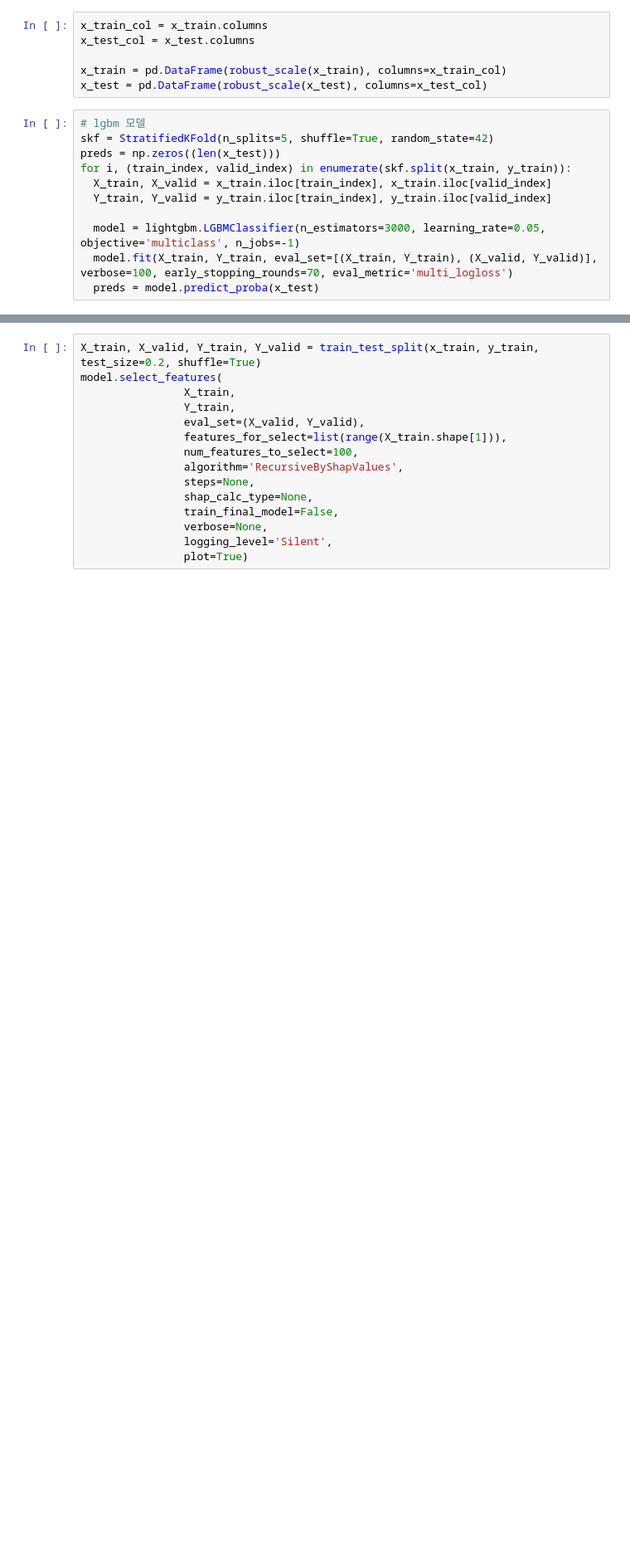
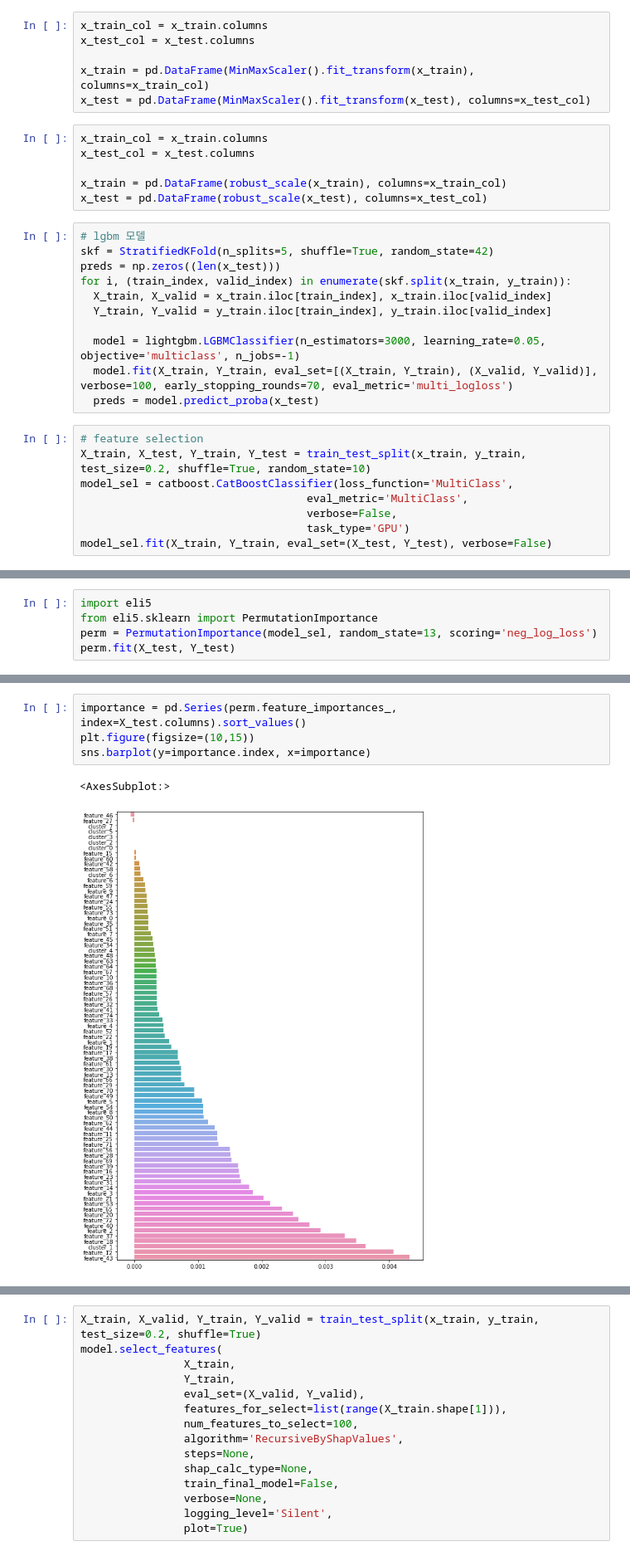
Before and after one commit to O-Kpy/Kaggle, a Jupyter notebook: tabular_playground_series_jun_2021.ipynb, the cells around one changed output, grey strips where cells are left out. Shown at 83% size. Saved outputs shown, nothing was run; the diff lists cells and outputs as text; blank space fills up the shorter version.

```diff
--- a/tabular_playground_series_jun_2021.ipynb
+++ b/tabular_playground_series_jun_2021.ipynb
@@ -133,6 +171,12 @@ x_test = pca.fit_transform(x_test)
 # %%
 x_train = robust_scale(x_train)
 x_test = robust_scale(x_test)
+# %%
+x_train_col = x_train.columns
+x_test_col = x_test.columns
+
+x_train = pd.DataFrame(MinMaxScaler().fit_transform(x_train), columns=x_train_col)
+x_test = pd.DataFrame(MinMaxScaler().fit_transform(x_test), columns=x_test_col)
 # %%
 x_train_col = x_train.columns
 x_test_col = x_test.columns
@@ -150,3 +194,11 @@ for i, (train_index, valid_index) in enumerate(skf.split(x_train, y_train)):
   model = lightgbm.LGBMClassifier(n_estimators=3000, learning_rate=0.05, objective='multiclass', n_jobs=-1)
   model.fit(X_train, Y_train, eval_set=[(X_train, Y_train), (X_valid, Y_valid)], verbose=100, early_stopping_rounds=70, eval_metric='multi_logloss')
   preds = model.predict_proba(x_test)
+# %%
+# feature selection
+X_train, X_test, Y_train, Y_test = train_test_split(x_train, y_train, test_size=0.2, shuffle=True, random_state=10)
+model_sel = catboost.CatBoostClassifier(loss_function='MultiClass',
+                                   eval_metric='MultiClass',
+                                   verbose=False,
+                                   task_type='GPU')
+model_sel.fit(X_train, Y_train, eval_set=(X_test, Y_test), verbose=False)
@@ -152,0 +207,5 @@ for i, (train_index, valid_index) in enumerate(skf.split(x_train, y_train)):
+# %%
+import eli5
+from eli5.sklearn import PermutationImportance
+perm = PermutationImportance(model_sel, random_state=13, scoring='neg_log_loss')
+perm.fit(X_test, Y_test)
@@ -152,0 +215,7 @@ for i, (train_index, valid_index) in enumerate(skf.split(x_train, y_train)):
+# %%
+importance = pd.Series(perm.feature_importances_, index=X_test.columns).sort_values()
+plt.figure(figsize=(10,15))
+sns.barplot(y=importance.index, x=importance)
+# %% [output]
+<AxesSubplot:>
+[figure, added]
```
Also changed, not shown: parts of 18 cells of this notebook.
